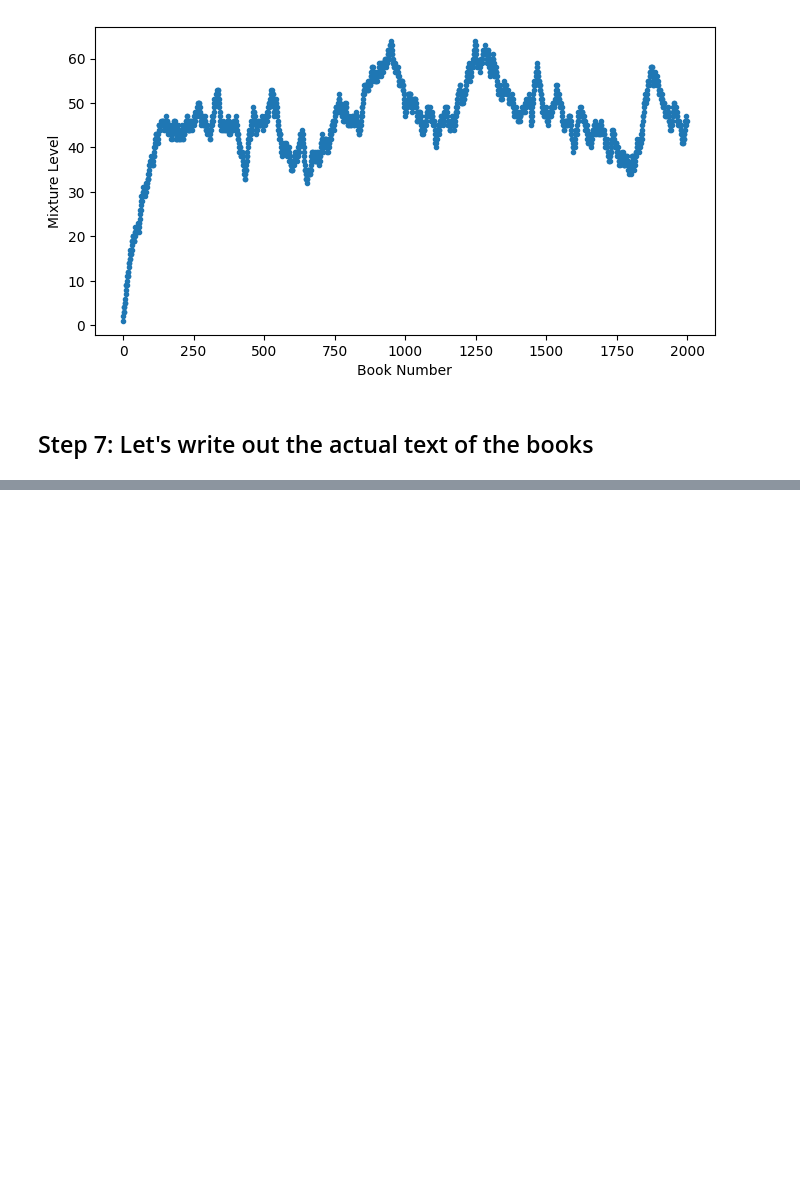
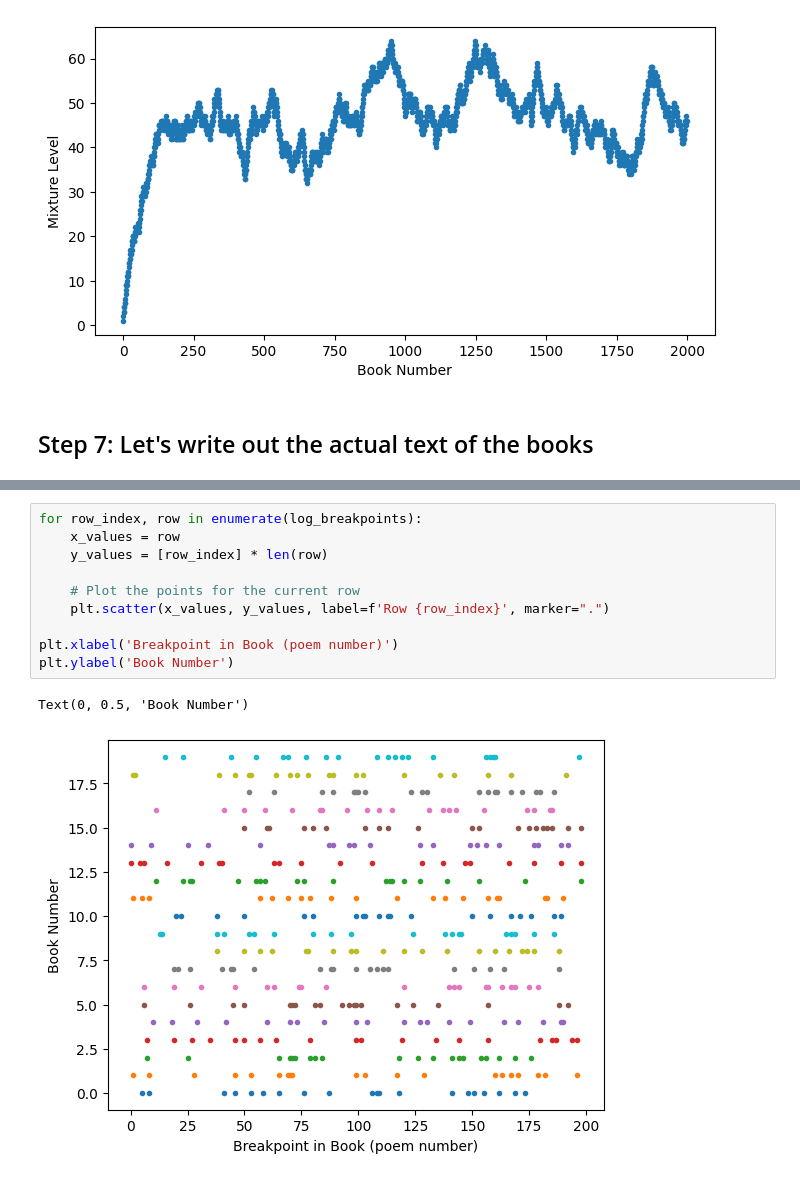
Before and after one commit to ajyoon/aoc, a Jupyter notebook: anxiety_of_conception_algorithm.ipynb, the cells around one changed output, grey strips where cells are left out. Cells and saved outputs as stored; diff of their text form; blank space fills up the shorter version.

```diff
--- a/anxiety_of_conception_algorithm.ipynb
+++ b/anxiety_of_conception_algorithm.ipynb
@@ -571,0 +575,13 @@ ax.set(xlabel = "poem number", ylabel="tour number")
+# %%
+for row_index, row in enumerate(log_breakpoints):
+    x_values = row
+    y_values = [row_index] * len(row)
+
+    # Plot the points for the current row
+    plt.scatter(x_values, y_values, label=f'Row {row_index}', marker=".")
+
+plt.xlabel('Breakpoint in Book (poem number)')
+plt.ylabel('Book Number')
+# %% [output]
+Text(0, 0.5, 'Book Number')
+[figure, added]
```
Also changed, not shown: parts of 6 cells of this notebook, 2 other files.
